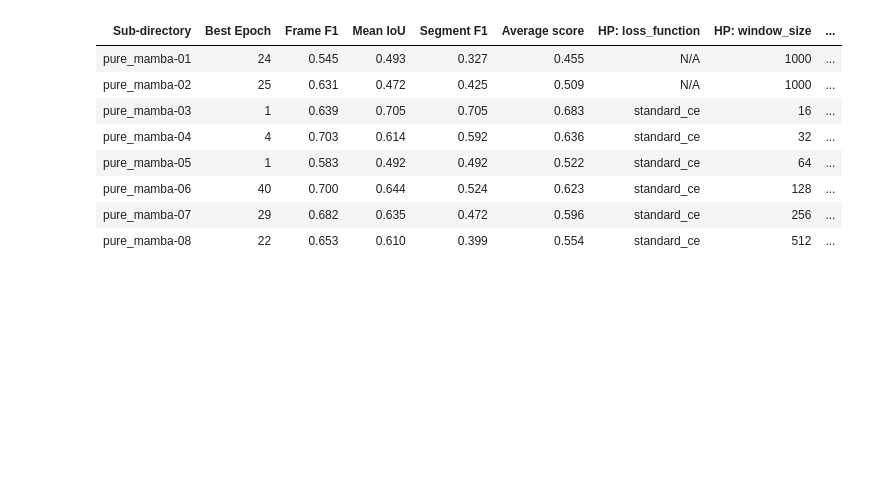
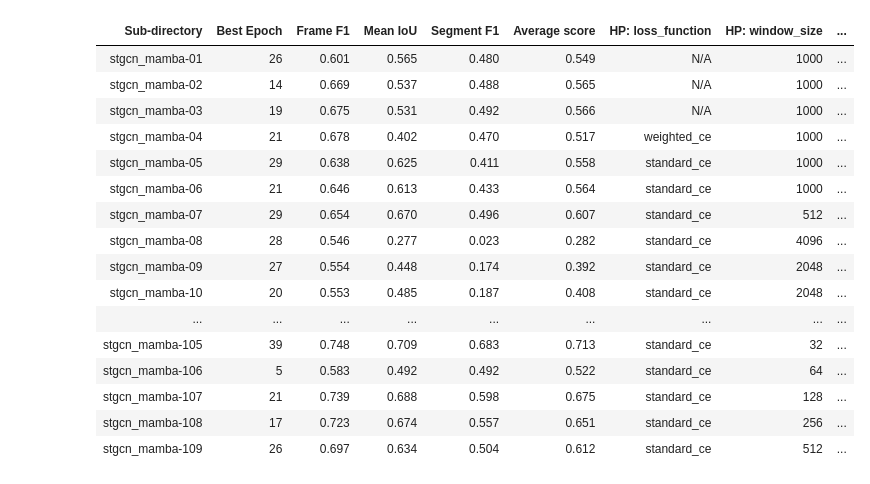
Before and after one commit to genkimats/Sign-Segmentation, a Jupyter notebook: tools.ipynb, the cells around one changed output. Saved outputs shown, nothing was run; the diff lists cells and outputs as text; code cells hidden in the pictures; blank space fills up the shorter version.

```diff
--- a/tools.ipynb
+++ b/tools.ipynb
@@ -98,7 +14,7 @@ experiments_dir = "experiments"
 # --- FILTER OPTIONS ---
 # Put the exact model_name you want to filter by (e.g., "stgcn_mamba", "bimamba").
 # If you want to process ALL directories, leave this as None.
-target_model_name = "pure_mamba"  # Set to None to process all directories
+target_model_name = "stgcn_mamba"  # Set to None to process all directories
 
 # --- NEW: MULTIPLE HYPERPARAMETERS DISPLAY OPTION ---
 target_hyperparameters = ["loss_function", "window_size", "overlap", "tolerance_window", "learning_rate", "description"]
@@ -249,40 +165,48 @@ if not results_df.empty:
                 return [
                     f"background-color: {highlighted_row_color}" if row["Sub-directory"] in highlight_set else ""
                     for _ in row
                 ]
             styled_df = styled_df.apply(highlight_selected, axis=1)
 
         styled_df = styled_df.applymap(score_style, subset=['Average score'])
         styled_df = styled_df.applymap(lambda value: score_style(value, hue=0), subset=['Frame F1', 'Mean IoU', 'Segment F1'])
         display(styled_df)
     except AttributeError:
         # Pandas < 1.4.0
         styled_df = results_df.style.hide_index()
 
         if highlight_subdirectories:
             highlight_set = set(highlight_subdirectories)
             def highlight_selected(row):
                 return [
                     f"background-color: {highlighted_row_color}" if row["Sub-directory"] in highlight_set else ""
                     for _ in row
                 ]
             styled_df = styled_df.apply(highlight_selected, axis=1)
 
         styled_df = styled_df.applymap(score_style, subset=['Average score'])
         styled_df = styled_df.applymap(lambda value: score_style(value, hue=0), subset=['Frame F1', 'Mean IoU', 'Segment F1'])
         display(styled_df)
 else:
     print("No results found. Either the directory is empty, or no folders matched your criteria.")
 #endregion
 # %% [output]
 | Sub-directory | Best Epoch | Frame F1 | Mean IoU | Segment F1 | Average score | HP: loss_function | HP: window_size | ... |
-| pure_mamba-01 | 24 | 0.545 | 0.493 | 0.327 | 0.455 | N/A | 1000 | ... |
-| pure_mamba-02 | 25 | 0.631 | 0.472 | 0.425 | 0.509 | N/A | 1000 | ... |
-| pure_mamba-03 | 1 | 0.639 | 0.705 | 0.705 | 0.683 | standard_ce | 16 | ... |
-| pure_mamba-04 | 4 | 0.703 | 0.614 | 0.592 | 0.636 | standard_ce | 32 | ... |
-| pure_mamba-05 | 1 | 0.583 | 0.492 | 0.492 | 0.522 | standard_ce | 64 | ... |
-| pure_mamba-06 | 40 | 0.700 | 0.644 | 0.524 | 0.623 | standard_ce | 128 | ... |
-| pure_mamba-07 | 29 | 0.682 | 0.635 | 0.472 | 0.596 | standard_ce | 256 | ... |
-| pure_mamba-08 | 22 | 0.653 | 0.610 | 0.399 | 0.554 | standard_ce | 512 | ... |
+| stgcn_mamba-01 | 26 | 0.601 | 0.565 | 0.480 | 0.549 | N/A | 1000 | ... |
+| stgcn_mamba-02 | 14 | 0.669 | 0.537 | 0.488 | 0.565 | N/A | 1000 | ... |
+| stgcn_mamba-03 | 19 | 0.675 | 0.531 | 0.492 | 0.566 | N/A | 1000 | ... |
+| stgcn_mamba-04 | 21 | 0.678 | 0.402 | 0.470 | 0.517 | weighted_ce | 1000 | ... |
+| stgcn_mamba-05 | 29 | 0.638 | 0.625 | 0.411 | 0.558 | standard_ce | 1000 | ... |
+| stgcn_mamba-06 | 21 | 0.646 | 0.613 | 0.433 | 0.564 | standard_ce | 1000 | ... |
+| stgcn_mamba-07 | 29 | 0.654 | 0.670 | 0.496 | 0.607 | standard_ce | 512 | ... |
+| stgcn_mamba-08 | 28 | 0.546 | 0.277 | 0.023 | 0.282 | standard_ce | 4096 | ... |
+| stgcn_mamba-09 | 27 | 0.554 | 0.448 | 0.174 | 0.392 | standard_ce | 2048 | ... |
+| stgcn_mamba-10 | 20 | 0.553 | 0.485 | 0.187 | 0.408 | standard_ce | 2048 | ... |
+| ... | ... | ... | ... | ... | ... | ... | ... | ... |
+| stgcn_mamba-105 | 39 | 0.748 | 0.709 | 0.683 | 0.713 | standard_ce | 32 | ... |
+| stgcn_mamba-106 | 5 | 0.583 | 0.492 | 0.492 | 0.522 | standard_ce | 64 | ... |
+| stgcn_mamba-107 | 21 | 0.739 | 0.688 | 0.598 | 0.675 | standard_ce | 128 | ... |
+| stgcn_mamba-108 | 17 | 0.723 | 0.674 | 0.557 | 0.651 | standard_ce | 256 | ... |
+| stgcn_mamba-109 | 26 | 0.697 | 0.634 | 0.504 | 0.612 | standard_ce | 512 | ... |
 # %%
 # Select the specific experiment sub-directory to plot
```
Also changed, not shown: parts of 2 cells of this notebook, 1 other file.
